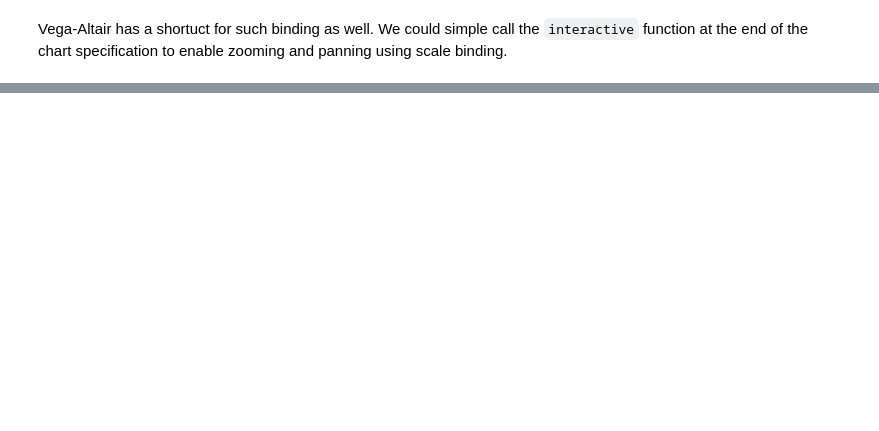
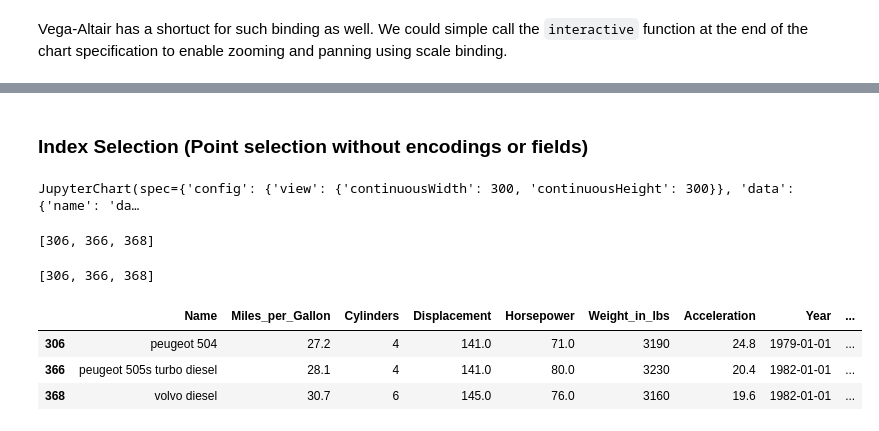
Before and after one commit to dataviscourse/2023-applied-vis-lectures, a Jupyter notebook: 16-altair-2/16-altair-2.ipynb, the cells around one changed output, grey strips where cells are left out. Drawn from its saved outputs; the diff is of its cells as text; code cells hidden in the pictures; blank space fills up the shorter version.

```diff
--- a/16-altair-2/16-altair-2.ipynb
+++ b/16-altair-2/16-altair-2.ipynb
@@ -706,0 +891,37 @@ alt.Chart(cars).mark_point().encode(
+# %% [markdown]
+### Index Selection (Point selection without encodings or fields)
+# %%
+df = data.cars()
+
+brush_selection = alt.selection_point(name="brush")
+
+base_altair_chart = alt.Chart(df).mark_point().encode(
+    x="Miles_per_Gallon:Q",
+    y="Weight_in_lbs:Q",
+    color=alt.condition(brush_selection, "Origin:N", alt.value("gray")),
+    opacity=alt.condition(brush_selection, alt.value(0.7), alt.value(0.3)),
+    tooltip=["Name:N"]
+).add_params(
+    brush_selection
+)
+
+jupyter_chart = alt.JupyterChart(base_altair_chart)
+jupyter_chart
+# %% [output]
+JupyterChart(spec={'config': {'view': {'continuousWidth': 300, 'continuousHeight': 300}}, 'data': {'name': 'da…
+# %%
+jupyter_chart.selections.brush.value
+# %% [output]
+[306, 366, 368]
+# %%
+selected_points = jupyter_chart.selections.brush.value
+selected_points
+# %% [output]
+[306, 366, 368]
+# %%
+df.iloc[selected_points, :]
+# %% [output]
+|  | Name | Miles_per_Gallon | Cylinders | Displacement | Horsepower | Weight_in_lbs | Acceleration | Year | ... |
+| 306 | peugeot 504 | 27.2 | 4 | 141.0 | 71.0 | 3190 | 24.8 | 1979-01-01 | ... |
+| 366 | peugeot 505s turbo diesel | 28.1 | 4 | 141.0 | 80.0 | 3230 | 20.4 | 1982-01-01 | ... |
+| 368 | volvo diesel | 30.7 | 6 | 145.0 | 76.0 | 3160 | 19.6 | 1982-01-01 | ... |
```
Also changed, not shown: parts of 22 cells of this notebook.
